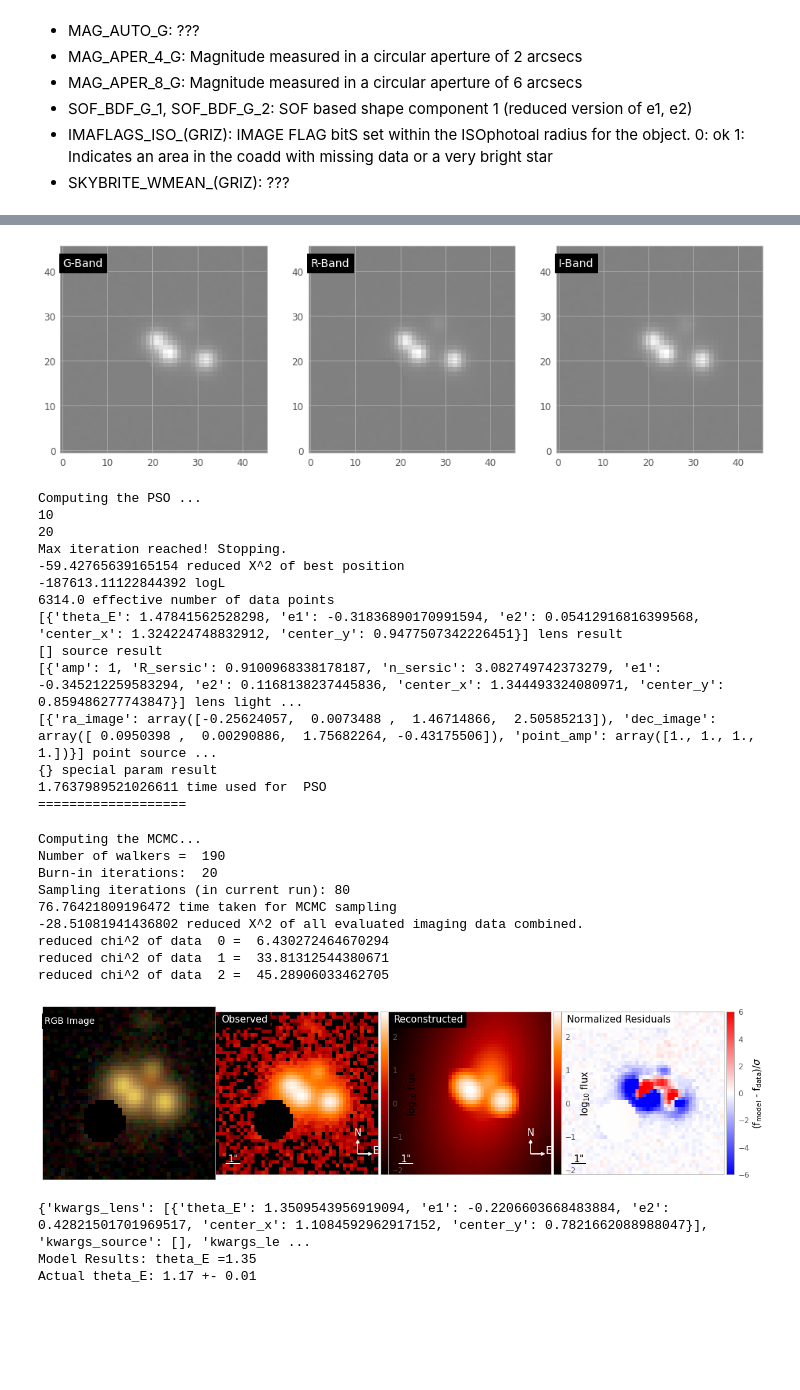
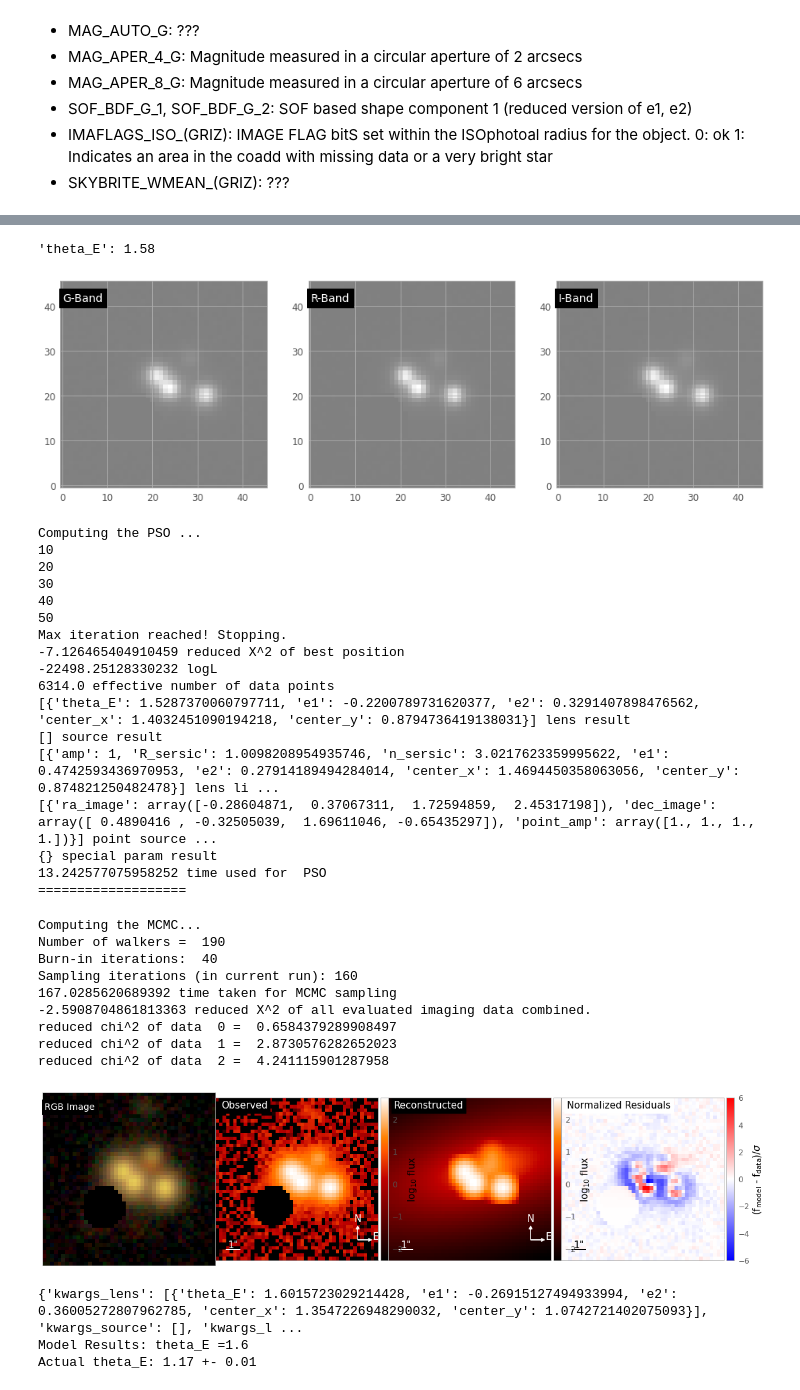
Before and after one commit to gilliancartwright/Lens-Modeling-DeepZipper-Candidates, a Jupyter notebook: Lens Modeling/Modeling_Quasars.ipynb, the cells around one changed output, grey strips where cells are left out. Saved outputs shown, nothing was run; the diff lists cells and outputs as text; code cells hidden in the pictures; blank space fills up the shorter version.

```diff
--- a/Lens Modeling/Modeling_Quasars.ipynb
+++ b/Lens Modeling/Modeling_Quasars.ipynb
@@ -373,8 +366,8 @@ def model(coadd_id, kwargs_lens_initial, kwargs_lens_light_initial, #kwargs_sour
     ## Fitting
     fitting_seq = FittingSequence(kwargs_data_joint, kwargs_model, kwargs_constraints, kwargs_likelihood, kwargs_params)
 
-    fitting_kwargs_list = [['PSO', {'sigma_scale': 1., 'n_particles': 20, 'n_iterations': 20}],
-                           ['MCMC', {'n_burn': 20, 'n_run': 60, 'walkerRatio': 10, 'sigma_scale': .1}]]
+    fitting_kwargs_list = [['PSO', {'sigma_scale': 1., 'n_particles': 50, 'n_iterations': 50}],
+                           ['MCMC', {'n_burn': 40, 'n_run': 120, 'walkerRatio': 10, 'sigma_scale': .1}]]
 
     chain_list = fitting_seq.fit_sequence(fitting_kwargs_list)
     kwargs_result = fitting_seq.best_fit()
@@ -688,64 +664,60 @@ Model Results: theta_E =1.3
 Actual theta_E: 1.24 +- 0.02
 # %%
 # coadd_id = 1112574265
-# lens position
 center_x=1.4
 center_y=0.8
 
-# image positions
 x_images = [-0.6,0.1,1.4,2.4]
 y_images = [0.4,-0.4,1.5,-0.7]
 
-# image amps:
 image_amps_g = [3257.9, 4466.0, 486.3, 2943.4]
 image_amps_r = [7325.2, 9878.9, 1151.5, 6761.2]
 image_amps_i = [8538.2, 11588.7, 1511.8, 7924.5]
 
-
-# initial guesses for params
-kwargs_lens_initial = {'theta_E': 1, 'e1': 0., 'e2': 0, 'center_x': center_x, 'center_y': center_y}
+theta_E=approx_theta_E(center_x, center_y, x_images, y_images)
+kwargs_lens_initial = {'theta_E': theta_E, 'e1': 0., 'e2': 0, 'center_x': center_x, 'center_y': center_y}
 kwargs_lens_light_initial= {'R_sersic': 1, 'n_sersic': 3, 'e1': 0, 'e2': 0, 'center_x': center_x, 'center_y': center_y}
 
-
-
-# run model
 model(coadd_id = 1112574265,
       kwargs_lens_initial = kwargs_lens_initial,
       kwargs_lens_light_initial = kwargs_lens_light_initial,
       x_images = x_images, y_images = y_images,
       image_amps_g=image_amps_g, image_amps_r=image_amps_r, image_amps_i=image_amps_i,
-      mask_list= [{'mask_center_x': -1.8 , 'mask_center_y': -2.0, 'mask_radius':1.5}]
-     )
+      mask_list= [{'mask_center_x': -1.8 , 'mask_center_y': -2.0, 'mask_radius':1.5}])
 
 print('Actual theta_E: 1.17 +- 0.01')
 # %% [output]
+'theta_E': 1.58
 [figure]
-Computing the PSO ...
-10
-20
-Max iteration reached! Stopping.
--59.42765639165154 reduced X^2 of best position
--187613.11122844392 logL
-6314.0 effective number of data points
-[{'theta_E': 1.47841562528298, 'e1': -0.31836890170991594, 'e2': 0.05412916816399568, 'center_x': 1.324224748832912, 'center_y': 0.9477507342226451}] lens result
-[] source result
-[{'amp': 1, 'R_sersic': 0.9100968338178187, 'n_sersic': 3.082749742373279, 'e1': -0.345212259583294, 'e2': 0.1168138237445836, 'center_x': 1.344493324080971, 'center_y': 0.859486277743847}] lens light ...
-[{'ra_image': array([-0.25624057,  0.0073488 ,  1.46714866,  2.50585213]), 'dec_image': array([ 0.0950398 ,  0.00290886,  1.75682264, -0.43175506]), 'point_amp': array([1., 1., 1., 1.])}] point source ...
-{} special param result
-1.7637989521026611 time used for  PSO
-===================
-Computing the MCMC...
-Number of walkers =  190
-Burn-in iterations:  20
-Sampling iterations (in current run): 80
-76.76421809196472 time taken for MCMC sampling
--28.51081941436802 reduced X^2 of all evaluated imaging data combined.
-reduced chi^2 of data  0 =  6.430272464670294
-reduced chi^2 of data  1 =  33.81312544380671
-reduced chi^2 of data  2 =  45.28906033462705
+Computing the PSO ...
+10
+20
+30
+40
+50
+Max iteration reached! Stopping.
+-7.126465404910459 reduced X^2 of best position
+-22498.25128330232 logL
+6314.0 effective number of data points
+[{'theta_E': 1.5287370060797711, 'e1': -0.2200789731620377, 'e2': 0.3291407898476562, 'center_x': 1.4032451090194218, 'center_y': 0.8794736419138031}] lens result
+[] source result
+[{'amp': 1, 'R_sersic': 1.0098208954935746, 'n_sersic': 3.0217623359995622, 'e1': 0.4742593436970953, 'e2': 0.27914189494284014, 'center_x': 1.4694450358063056, 'center_y': 0.874821250482478}] lens li ...
+[{'ra_image': array([-0.28604871,  0.37067311,  1.72594859,  2.45317198]), 'dec_image': array([ 0.4890416 , -0.32505039,  1.69611046, -0.65435297]), 'point_amp': array([1., 1., 1., 1.])}] point source ...
+{} special param result
+13.242577075958252 time used for  PSO
+===================
+Computing the MCMC...
+Number of walkers =  190
+Burn-in iterations:  40
+Sampling iterations (in current run): 160
+167.0285620689392 time taken for MCMC sampling
+-2.5908704861813363 reduced X^2 of all evaluated imaging data combined.
+reduced chi^2 of data  0 =  0.6584379289908497
+reduced chi^2 of data  1 =  2.8730576282652023
+reduced chi^2 of data  2 =  4.241115901287958
-[figure, old version]
+[figure, new version]
-{'kwargs_lens': [{'theta_E': 1.3509543956919094, 'e1': -0.2206603668483884, 'e2': 0.42821501701969517, 'center_x': 1.1084592962917152, 'center_y': 0.7821662088988047}], 'kwargs_source': [], 'kwargs_le ...
-Model Results: theta_E =1.35
-Actual theta_E: 1.17 +- 0.01
+{'kwargs_lens': [{'theta_E': 1.6015723029214428, 'e1': -0.26915127494933994, 'e2': 0.36005272807962785, 'center_x': 1.3547226948290032, 'center_y': 1.0742721402075093}], 'kwargs_source': [], 'kwargs_l ...
+Model Results: theta_E =1.6
+Actual theta_E: 1.17 +- 0.01
 # %%
 # 1596823754
```
Also changed, not shown: parts of 11 cells of this notebook.
